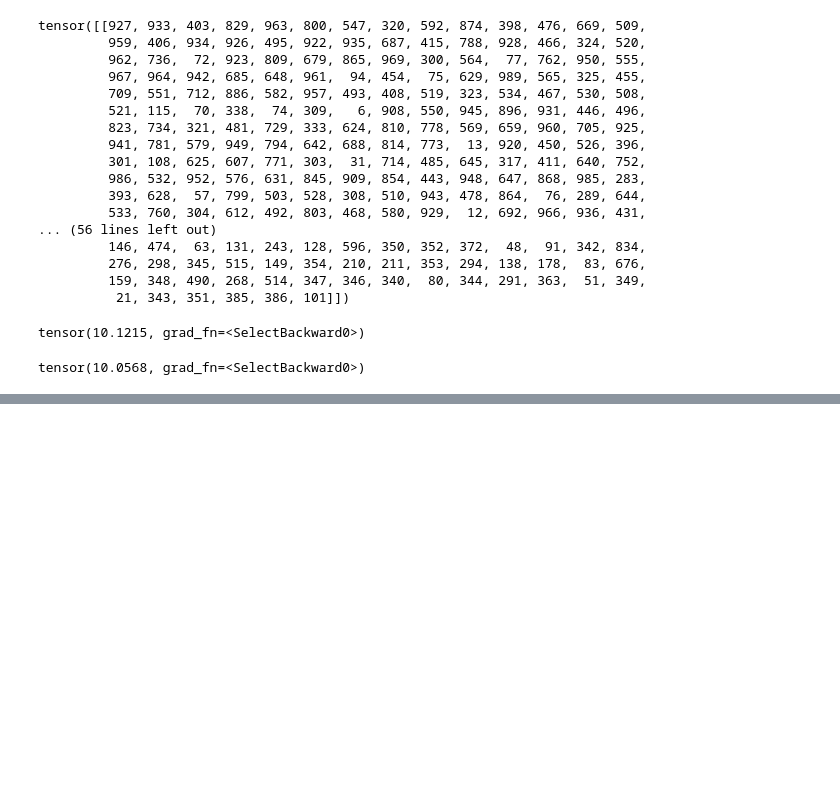
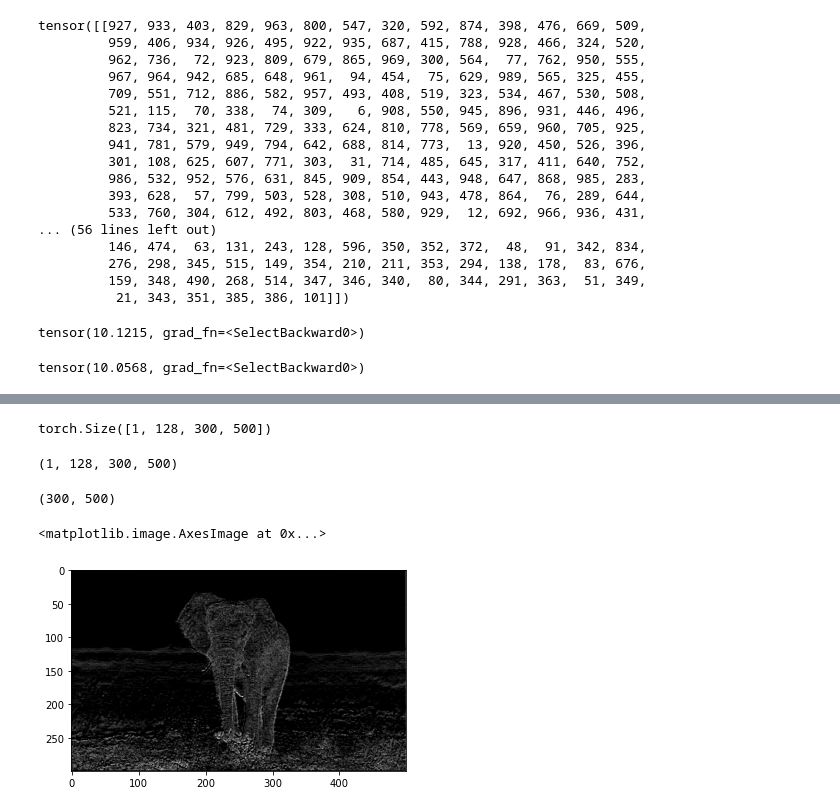
Before and after one commit to Gunnvant/idma_ft, a Jupyter notebook: DL/class_codes/12_01_22.ipynb, the cells around one changed output, grey strips where cells are left out. Cells and saved outputs as stored; diff of their text form; code cells hidden in the pictures; blank space fills up the shorter version.

```diff
--- a/DL/class_codes/12_01_22.ipynb
+++ b/DL/class_codes/12_01_22.ipynb
@@ -175,0 +178,2 @@ wts = [l for l in vgg16.parameters()]
+# %%
+l = [c for c in vgg16.children()]
@@ -175,0 +216,17 @@ wts = [l for l in vgg16.parameters()]
+# %%
+lst = list(l[0][0:7])
+features = nn.Sequential(*lst)(img_mod)
+# %%
+features.shape
+# %% [output]
+torch.Size([1, 128, 300, 500])
+# %%
+f_n = features.detach().numpy()
+# %%
+f_n.shape
+# %% [output]
+(1, 128, 300, 500)
+# %%
+f_n[0,0,:,:].shape
+# %% [output]
+(300, 500)
@@ -175,0 +235,5 @@ wts = [l for l in vgg16.parameters()]
+# %%
+plt.imshow(f_n[0,2,:,:],cmap="gray")
+# %% [output]
+<matplotlib.image.AxesImage at 0x...>
+[figure, added]
```
Also changed, not shown: parts of 33 cells of this notebook.
